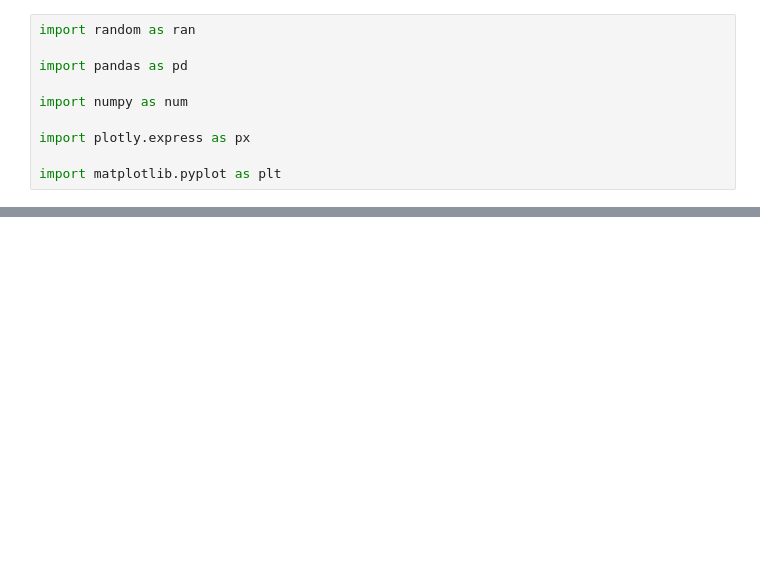
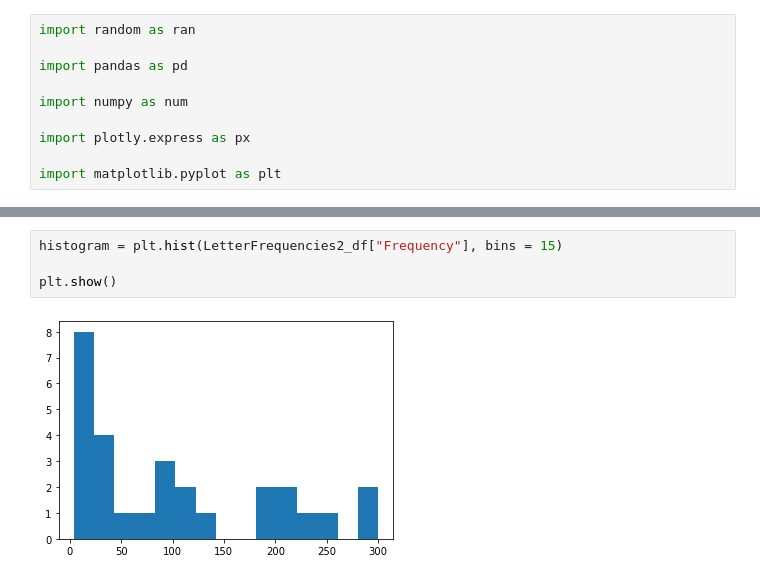
Before and after one commit to mikayla-eckelcifrese/JupyterLabRepository, a Jupyter notebook: Test Random Sample Text from File.ipynb, the cells around one changed output, grey strips where cells are left out. Drawn from its saved outputs; the diff is of its cells as text; blank space fills up the shorter version.

```diff
--- a/Test Random Sample Text from File.ipynb
+++ b/Test Random Sample Text from File.ipynb
@@ -108,0 +108,6 @@ plt.show()
+# %%
+histogram = plt.hist(LetterFrequencies2_df["Frequency"], bins = 15)
+
+plt.show()
+# %% [output]
+[figure, added]
```
Also changed, not shown: parts of 4 cells of this notebook.
